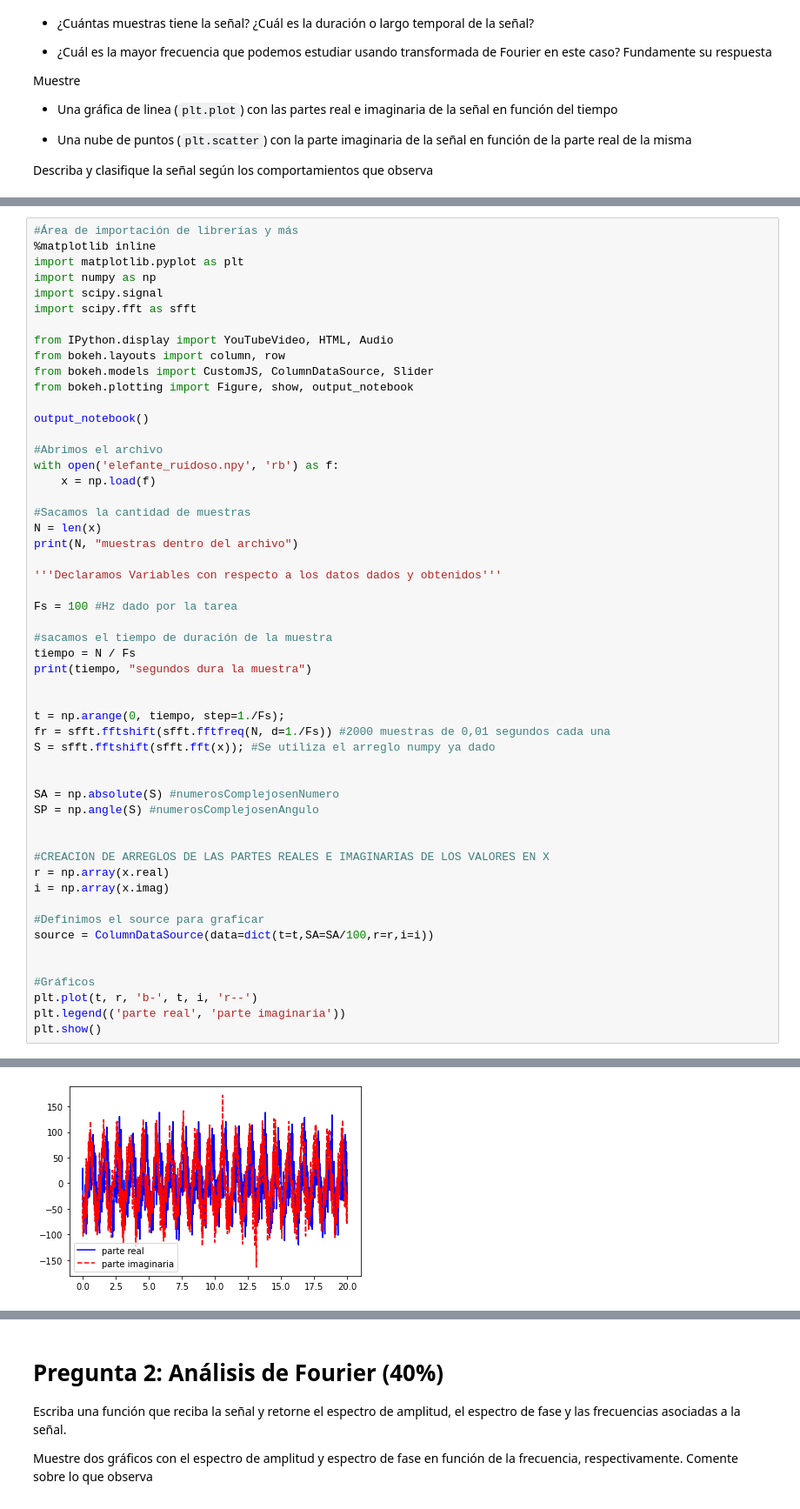
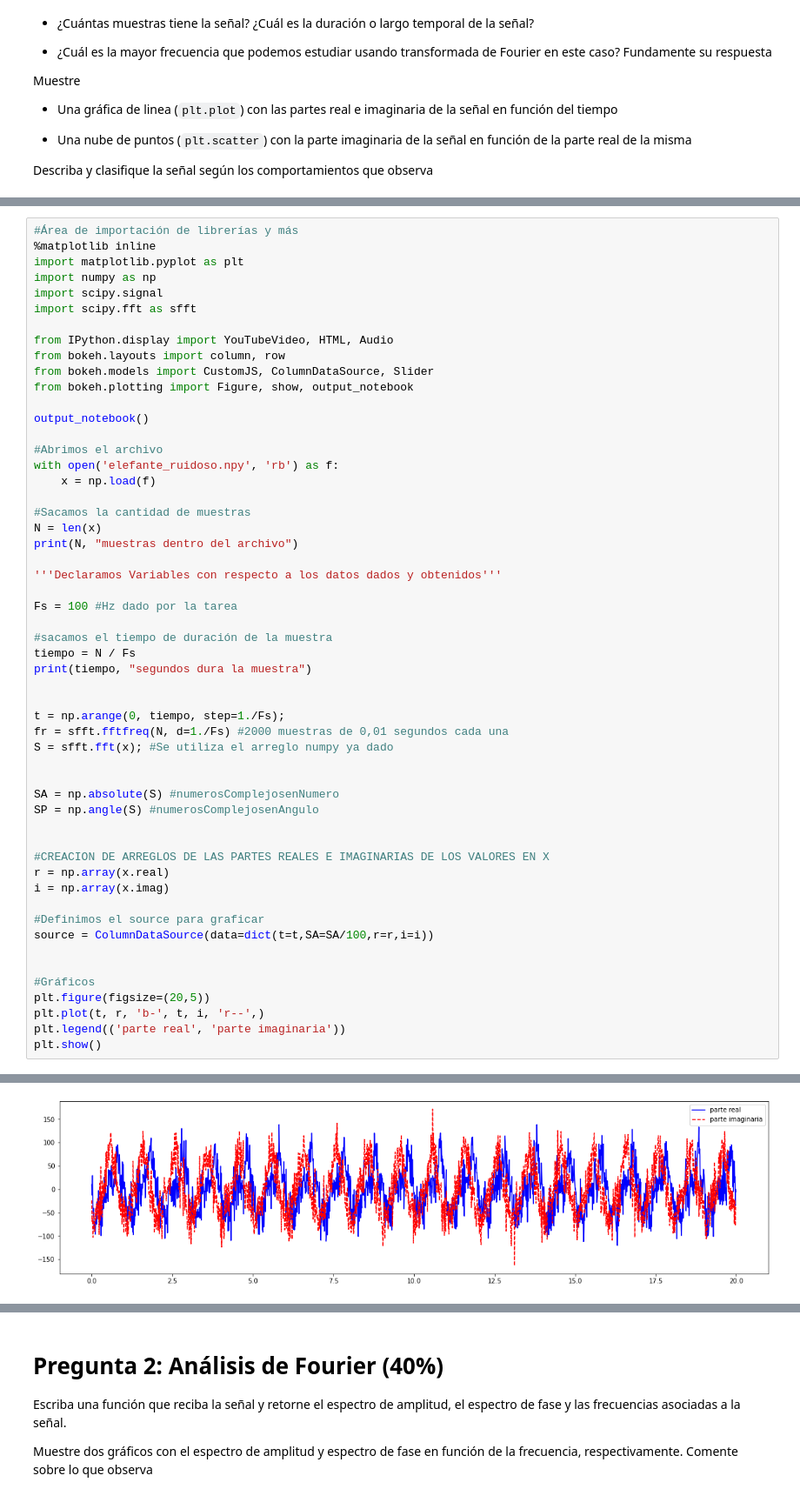
Before and after one commit to WildBenito/ElefanteRuidoso, a Jupyter notebook: TrabajoAnálisis_Benito_Monica.ipynb, the cells around one changed output, grey strips where cells are left out. Shown at 87% size. Cells and saved outputs as stored; diff of their text form.

```diff
--- a/TrabajoAnálisis_Benito_Monica.ipynb
+++ b/TrabajoAnálisis_Benito_Monica.ipynb
@@ -56,37 +58,38 @@ print(N, "muestras dentro del archivo")
 Fs = 100 #Hz dado por la tarea
 
 #sacamos el tiempo de duración de la muestra
 tiempo = N / Fs
 print(tiempo, "segundos dura la muestra")
 
 
 t = np.arange(0, tiempo, step=1./Fs);
-fr = sfft.fftshift(sfft.fftfreq(N, d=1./Fs)) #2000 muestras de 0,01 segundos cada una
-S = sfft.fftshift(sfft.fft(x)); #Se utiliza el arreglo numpy ya dado
+fr = sfft.fftfreq(N, d=1./Fs) #2000 muestras de 0,01 segundos cada una
+S = sfft.fft(x); #Se utiliza el arreglo numpy ya dado
 
 
 SA = np.absolute(S) #numerosComplejosenNumero
 SP = np.angle(S) #numerosComplejosenAngulo
 
 
 #CREACION DE ARREGLOS DE LAS PARTES REALES E IMAGINARIAS DE LOS VALORES EN X
 r = np.array(x.real)
 i = np.array(x.imag)
 
 #Definimos el source para graficar
 source = ColumnDataSource(data=dict(t=t,SA=SA/100,r=r,i=i))
 
 
 #Gráficos
-plt.plot(t, r, 'b-', t, i, 'r--')
+plt.figure(figsize=(20,5))
+plt.plot(t, r, 'b-', t, i, 'r--',)
 plt.legend(('parte real', 'parte imaginaria'))
 plt.show()
 # %% [output]
 Loading BokehJS ...
 [interactive output not drawn]
 2000 muestras dentro del archivo
 20.0 segundos dura la muestra
-[figure, old version]
+[figure, new version]
 # %%
 #Hacemos el gráfico de la parte real en función de la imaginaria
 #Primero correr el primer código, luego este
```
Also changed, not shown: parts of 11 cells of this notebook.
